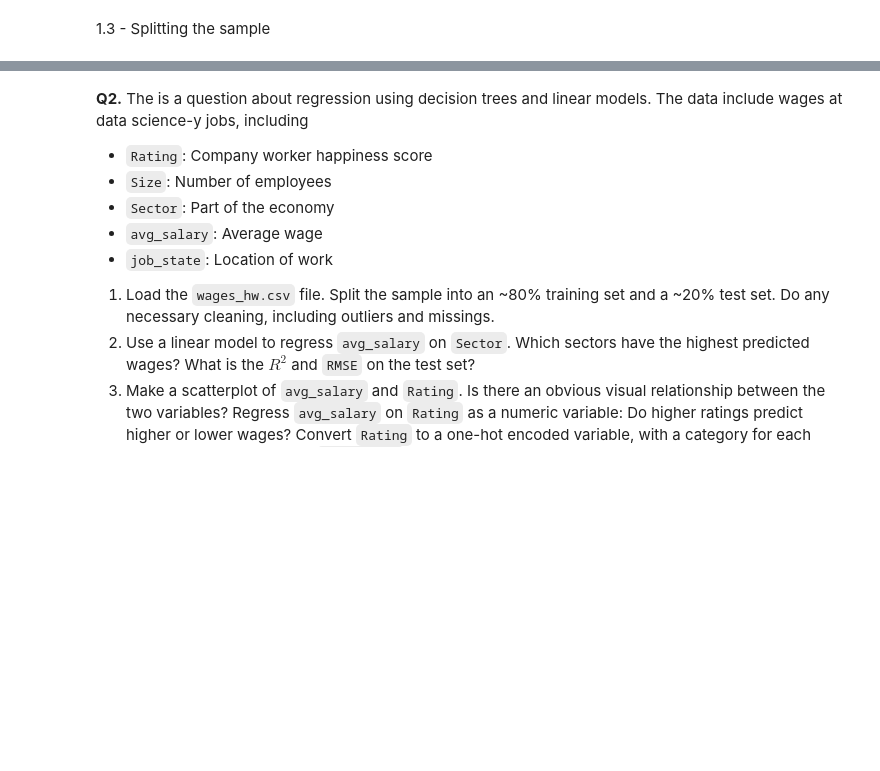
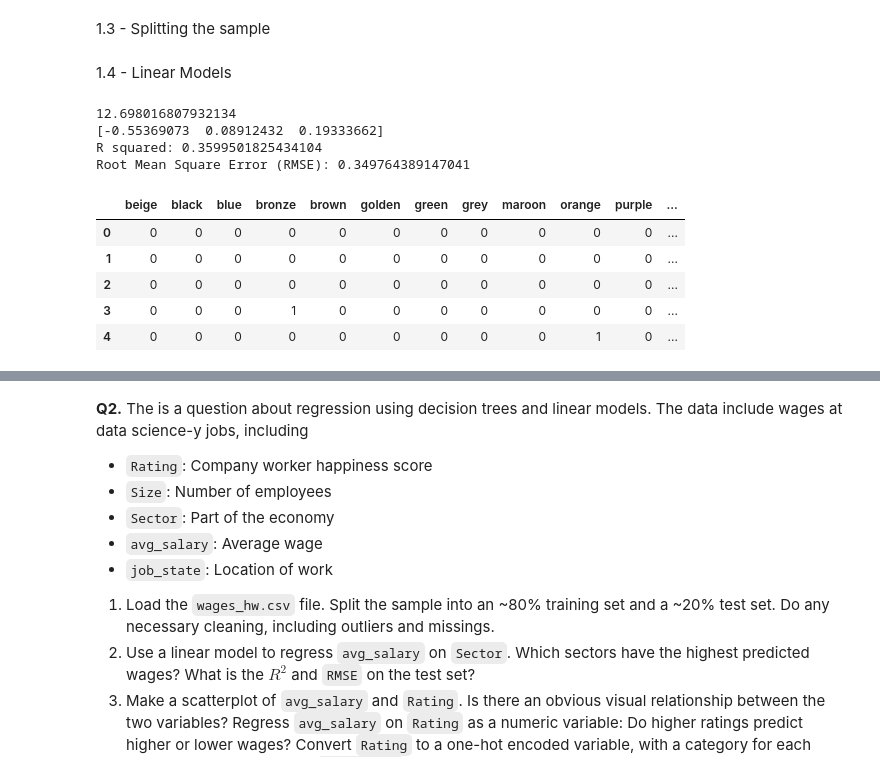
Before and after one commit to Sabrina-Hendricks/assignment4, a Jupyter notebook: assignment4.ipynb, the cells around one changed output, grey strips where cells are left out. Saved outputs shown, nothing was run; the diff lists cells and outputs as text; code cells hidden in the pictures; blank space fills up the shorter version.

```diff
--- a/assignment4.ipynb
+++ b/assignment4.ipynb
@@ -163,3 +164,5 @@ from sklearn.model_selection import train_test_split
 y = df['price_ihs'] # Create target variable vector
 X = df.loc[:,['age_ihs','Color', 'Seating_Capacity', 'Body_Type', 'Make', 'mileage_ihs', 'Fuel_Type', 'Transmission', 'Transmission_Type']]
 X_train, X_test, y_train, y_test = train_test_split(X,y,test_size=.2,random_state=100)
+# %% [markdown]
+1.4 - Linear Models
@@ -165,0 +176,32 @@ X_train, X_test, y_train, y_test = train_test_split(X,y,test_size=.2,random_stat
+# %%
+reg = LinearRegression().fit(X_train,y_train) # Fit the linear model
+print(reg.intercept_) # Intercept value
+print(reg.coef_) # Regression coefficients
+print("R squared:", reg.score(X_test, y_test)) # R squared measure
+
+y_pred = reg.predict(X_test)
+mse = mean_squared_error(y_test, y_pred)
+rmse = np.sqrt(mse)
+print("Root Mean Square Error (RMSE):", rmse)
+# %% [output]
+12.698016807932134
+[-0.55369073  0.08912432  0.19333662]
+R squared: 0.3599501825434104
+Root Mean Square Error (RMSE): 0.349764389147041
+# %%
+#One-hot encoding for categorical variables
+from sklearn.preprocessing import LabelBinarizer
+one_hot_encoder = LabelBinarizer()
+# %%
+Color = pd.get_dummies(df['Color'],dtype='int')
+oh = one_hot_encoder.fit_transform(df['Color']) # One-hot encode the 'bird' variable
+names = one_hot_encoder.classes_ # Get names of the classes
+ColorDF = pd.DataFrame( data = oh, columns = names) # Create a new df for the encoded variables
+ColorDF.head()
+# %% [output]
+|  | beige | black | blue | bronze | brown | golden | green | grey | maroon | orange | purple | ... |
+| 0 | 0 | 0 | 0 | 0 | 0 | 0 | 0 | 0 | 0 | 0 | 0 | ... |
+| 1 | 0 | 0 | 0 | 0 | 0 | 0 | 0 | 0 | 0 | 0 | 0 | ... |
+| 2 | 0 | 0 | 0 | 0 | 0 | 0 | 0 | 0 | 0 | 0 | 0 | ... |
+| 3 | 0 | 0 | 0 | 1 | 0 | 0 | 0 | 0 | 0 | 0 | 0 | ... |
+| 4 | 0 | 0 | 0 | 0 | 0 | 0 | 0 | 0 | 0 | 1 | 0 | ... |
```
Also changed, not shown: parts of 14 cells of this notebook.
